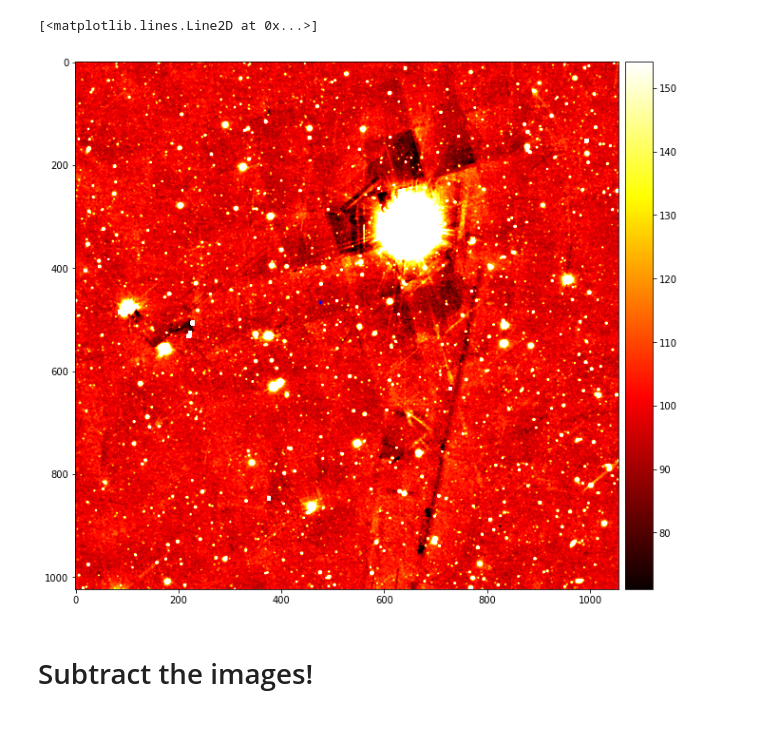
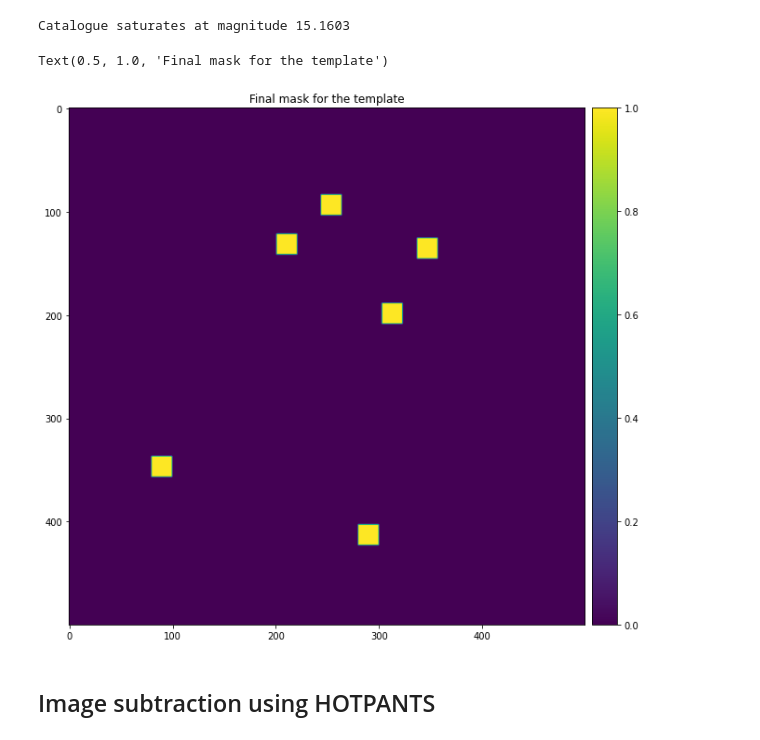
Before and after one commit to karpov-sv/stdpipe, a Jupyter notebook: notebooks/simple_pipeline.ipynb, the cells around one changed output. Cells and saved outputs as stored; diff of their text form; code cells hidden in the pictures.

```diff
--- a/notebooks/simple_pipeline.ipynb
+++ b/notebooks/simple_pipeline.ipynb
@@ -192,10 +162,0 @@ plt.plot(obj['x'][cand_idx], obj['y'][cand_idx], 'b.')
-# %%
-# We may get rough template from fits2hips service already pre-projected to our WCS
-tmpl,tmplhdr = templates.get_hips_image('PanSTARRS/DR1/r', wcs=wcs, width=image.shape[1], height=image.shape[0])
-plots.imshow(tmpl, cmap='hot')
-plt.plot(obj['x'][cand_idx], obj['y'][cand_idx], 'b.')
-# %% [output]
-[<matplotlib.lines.Line2D at 0x...>]
-[figure, removed]
-# %% [markdown]
-# Subtract the images!
@@ -203,0 +163,40 @@ plt.plot(obj['x'][cand_idx], obj['y'][cand_idx], 'b.')
+# %%
+# TODO: should be wrapped into some higher-level routine
+
+# Mask pixels returned as NaNs
+tmask = ~np.isfinite(tmpl)
+
+tobj = photometry.get_objects_sextractor(tmpl, mask=tmask, sn=3, wcs=wcs, aper=3)
+
+m_tmpl = photometry.match(tobj['ra'], tobj['dec'], tobj['mag'], tobj['magerr'], tobj['flags'], cat['RAJ2000'], cat['DEJ2000'], cat['rmag'], cat_magerr=cat['e_rmag'], cat_saturation=13, sr=1/3600)
+
+tmpl_saturation = np.min(cat[m_tmpl['cidx']][m_tmpl['idx']]['rmag'])
+
+print('Catalogue saturates at magnitude', tmpl_saturation)
+
+# plt.subplot(211)
+# plots.plot_photometric_match(m_tmpl)
+# plt.show()
+
+cx, cy = wcs.all_world2pix(cat['RAJ2000'], cat['DEJ2000'], 0)
+tidx = cat['e_rmag'].mask
+tidx |= cat['rmag'] < tmpl_saturation
+tidx &= (cx > 1) & (cx < image.shape[1] - 2)
+tidx &= (cy > 1) & (cy < image.shape[0] - 2)
+
+# Mask also pixels in the centers of saturated stars
+tmask[cy[tidx].astype(np.int), cx[tidx].astype(np.int)] = True
+
+# We may also dilate the mask a bit to better cover saturated regions
+from scipy.ndimage import binary_dilation
+kernel = np.ones([20, 20])
+tmask = binary_dilation(tmask, kernel)
+
+plots.imshow(tmask)
+plt.title('Final mask for the template')
+# %% [output]
+Catalogue saturates at magnitude 15.1603
+Text(0.5, 1.0, 'Final mask for the template')
+[figure, added]
+# %% [markdown]
+## Image subtraction using HOTPANTS
```
Also changed, not shown: parts of 25 cells of this notebook, 1 other file.
